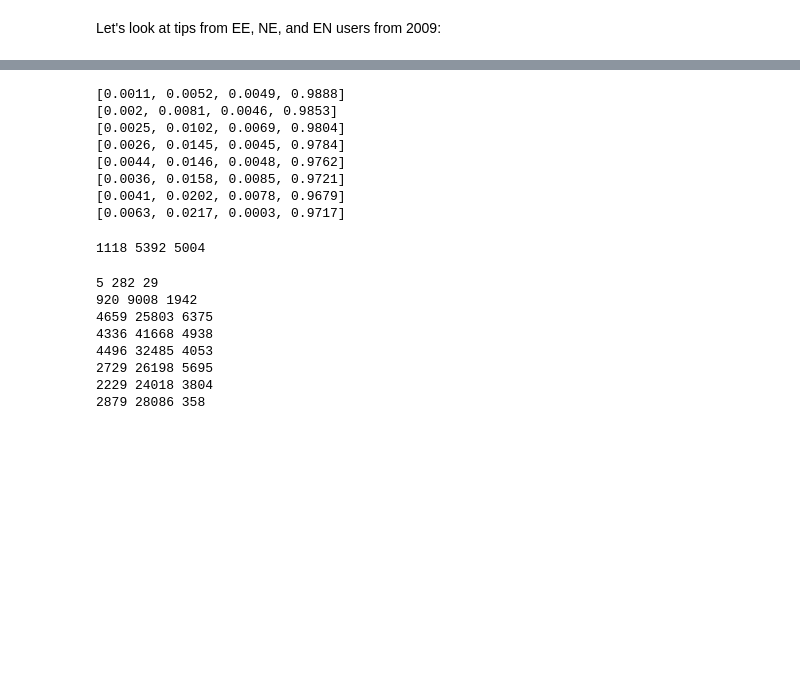
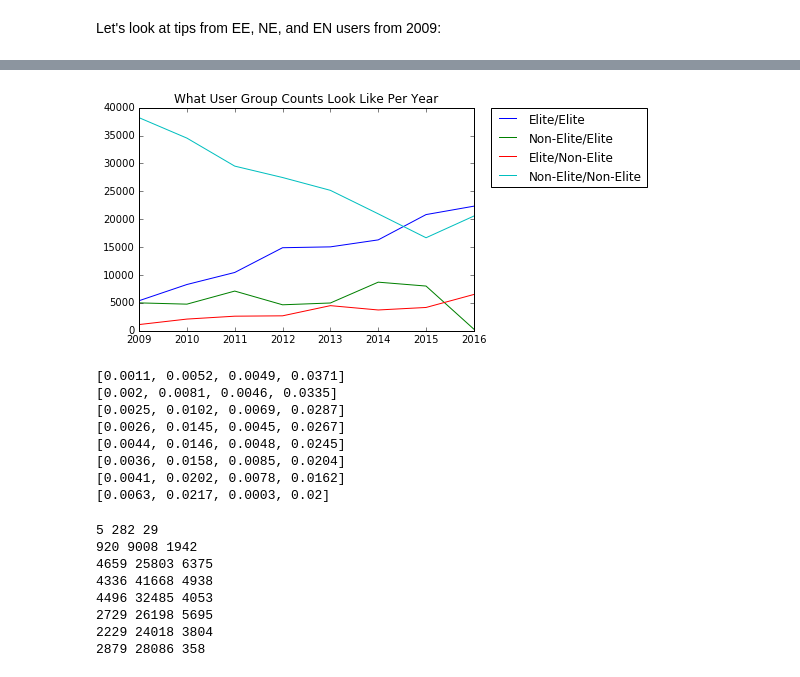
Before and after one commit to CornellDataScience/Yelp, a Jupyter notebook: salt-baes/Veronica/vmo5_eliteusers.ipynb, the cells around one changed output, grey strips where cells are left out. Cells and saved outputs as stored; diff of their text form; code cells hidden in the pictures; blank space fills up the shorter version.

```diff
--- a/salt-baes/Veronica/vmo5_eliteusers.ipynb
+++ b/salt-baes/Veronica/vmo5_eliteusers.ipynb
@@ -399,8 +399,6 @@ def ElitePatternof4(thisyear, nextyear, users):
                 patternlist[2]+=1
             else:
                 patternlist[3]+=1
-        elif elite[0] == u'None':
-            patternlist[3]+=1
     return patternlist
 # %% [markdown]
 Let's look at tips from EE, NE, and EN users from 2009:
@@ -452,4 +451,25 @@ print pattern2016
+# %%
+ENusercounts = [pattern2009[0],pattern2010[0],pattern2011[0],pattern2012[0],
+                pattern2013[0],pattern2014[0],pattern2015[0],pattern2016[0]]
+EEusercounts = [pattern2009[1],pattern2010[1],pattern2011[1],pattern2012[1],
+                pattern2013[1],pattern2014[1],pattern2015[1],pattern2016[1]]
+NEusercounts = [pattern2009[2],pattern2010[2],pattern2011[2],pattern2012[2],
+                pattern2013[2],pattern2014[2],pattern2015[2],pattern2016[2]]
+NNusercounts = [pattern2009[3],pattern2010[3],pattern2011[3],pattern2012[3],
+                pattern2013[3],pattern2014[3],pattern2015[3],pattern2016[3]]
+# %%
+plt.title('What User Group Counts Look Like Per Year')
+plt.plot(range(8), EEusercounts, label='Elite/Elite')
+plt.plot(range(8), NEusercounts, label='Non-Elite/Elite')
+plt.plot(range(8), ENusercounts, label='Elite/Non-Elite')
+plt.plot(range(8), NNusercounts, label='Non-Elite/Non-Elite')
+plt.xticks(range(8), yearspossible[5:13], rotation='horizontal')
+plt.legend(bbox_to_anchor=(1.05, 1), loc=2, borderaxespad=0.)
+plt.show()
+# %% [output]
+[figure, added]
 # %%
+#Get the percentages for EN, EE, NE, NN for each year
 print [round(i/1029432.,4) for i in pattern2009]
 print [round(i/1029432.,4) for i in pattern2010]
 print [round(i/1029432.,4) for i in pattern2011]
@@ -459,12 +479,12 @@ print [round(i/1029432.,4) for i in pattern2014]
 print [round(i/1029432.,4) for i in pattern2015]
 print [round(i/1029432.,4) for i in pattern2016]
 # %% [output]
-[0.0011, 0.0052, 0.0049, 0.9888]
-[0.002, 0.0081, 0.0046, 0.9853]
-[0.0025, 0.0102, 0.0069, 0.9804]
-[0.0026, 0.0145, 0.0045, 0.9784]
-[0.0044, 0.0146, 0.0048, 0.9762]
-[0.0036, 0.0158, 0.0085, 0.9721]
-[0.0041, 0.0202, 0.0078, 0.9679]
-[0.0063, 0.0217, 0.0003, 0.9717]
+[0.0011, 0.0052, 0.0049, 0.0371]
+[0.002, 0.0081, 0.0046, 0.0335]
+[0.0025, 0.0102, 0.0069, 0.0287]
+[0.0026, 0.0145, 0.0045, 0.0267]
+[0.0044, 0.0146, 0.0048, 0.0245]
+[0.0036, 0.0158, 0.0085, 0.0204]
+[0.0041, 0.0202, 0.0078, 0.0162]
+[0.0063, 0.0217, 0.0003, 0.02]
 # %%
@@ -476,10 +497,6 @@ userpattern13 = UserPatternList(u'2013', u'2014', users)
 userpattern14 = UserPatternList(u'2014', u'2015', users)
 userpattern15 = UserPatternList(u'2015', u'2016', users)
 userpattern16 = UserPatternList(u'2016', u'2017', users)
-# %%
-print len(userpattern09[0]),len(userpattern09[1]),len(userpattern09[2])
-# %% [output]
-1118 5392 5004
 # %%
 tipsEN09 = getTipElites(tipyears[5], userpattern09[0]) #2009
 tipsEE09 = getTipElites(tipyears[5], userpattern09[1]) #2009
```
Also changed, not shown: parts of 11 cells of this notebook, 5 other files.
